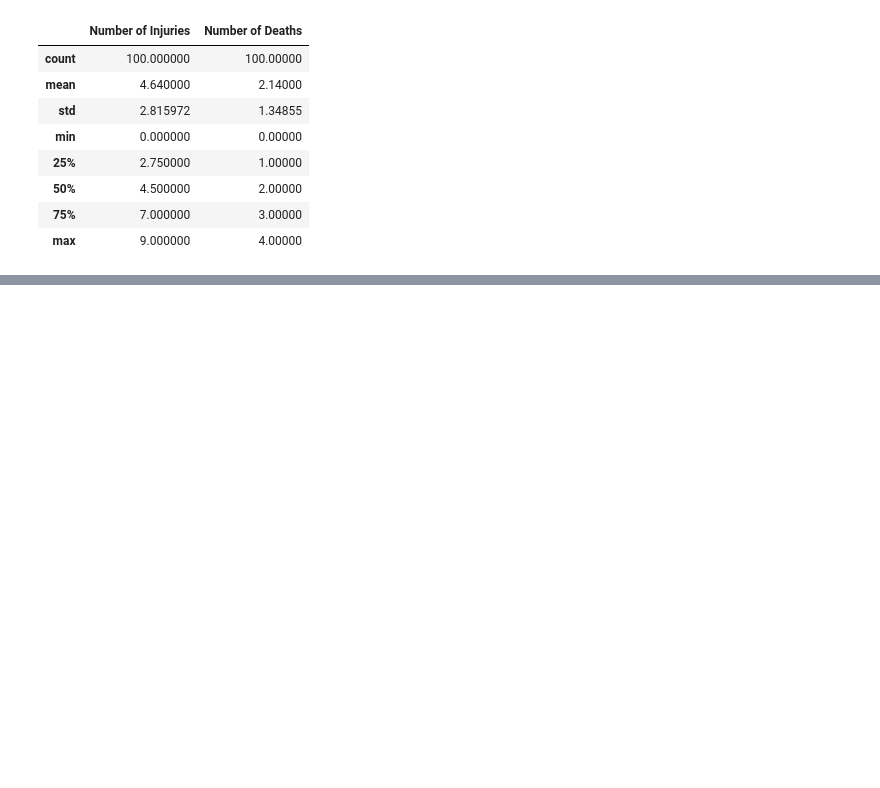
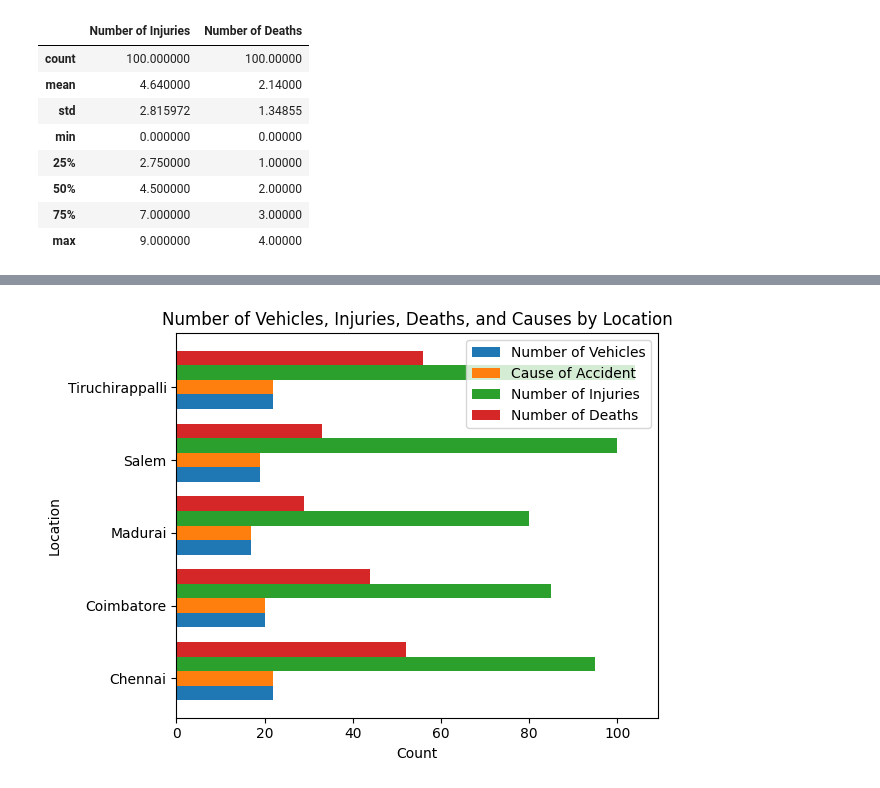
Before and after one commit to Udhay2898/Statistical-Insights-into-Test-Cricket-Performance, a Jupyter notebook: Acc.ipynb, the cells around one changed output, grey strips where cells are left out. Saved outputs shown, nothing was run; the diff lists cells and outputs as text; code cells hidden in the pictures; blank space fills up the shorter version.

```diff
--- a/Acc.ipynb
+++ b/Acc.ipynb
@@ -130,0 +165,36 @@ df.describe()
+# %%
+agg_data1 = df.groupby('Location').agg({
+    'Type of Vehicle': 'count',
+    'Cause of Accident': 'count',
+    'Number of Injuries': 'sum',
+    'Number of Deaths': 'sum'
+}).reset_index()
+
+# Prepare data for plotting
+Locations = agg_data['Location']
+values = {
+    'Number of Vehicles': agg_data1['Type of Vehicle'],
+    'Cause of Accident': agg_data1['Cause of Accident'],
+    'Number of Injuries': agg_data1['Number of Injuries'],
+    'Number of Deaths': agg_data1['Number of Deaths']
+}
+
+bar_height = 0.2
+index = range(len(Locations))
+
+fig, ax = plt.subplots()
+
+# Plot each set of bars in separate subplots
+for i, (label, data) in enumerate(values.items()):
+    plt.barh([y + i * bar_height for y in index], data, bar_height, label=label)
+
+plt.ylabel('Location')
+plt.xlabel('Count')
+plt.title('Number of Vehicles, Injuries, Deaths, and Causes by Location')
+plt.yticks([y + bar_height for y in index], Locations)
+plt.legend()
+
+plt.tight_layout()
+plt.show()
+# %% [output]
+[figure, added]
```
Also changed, not shown: parts of 8 cells of this notebook.
